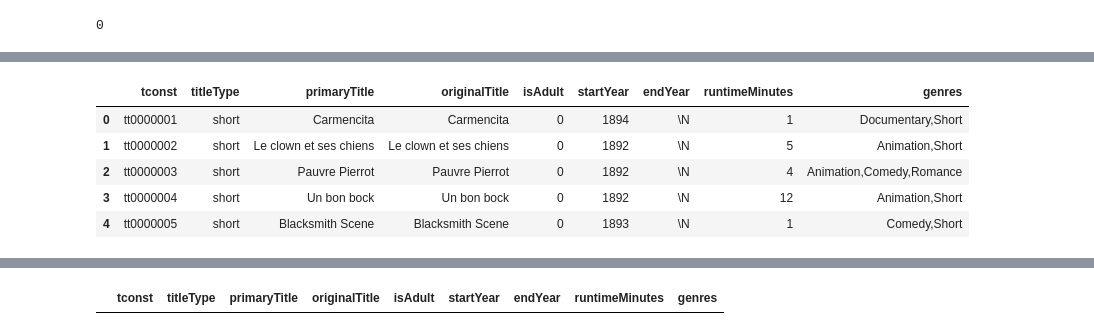
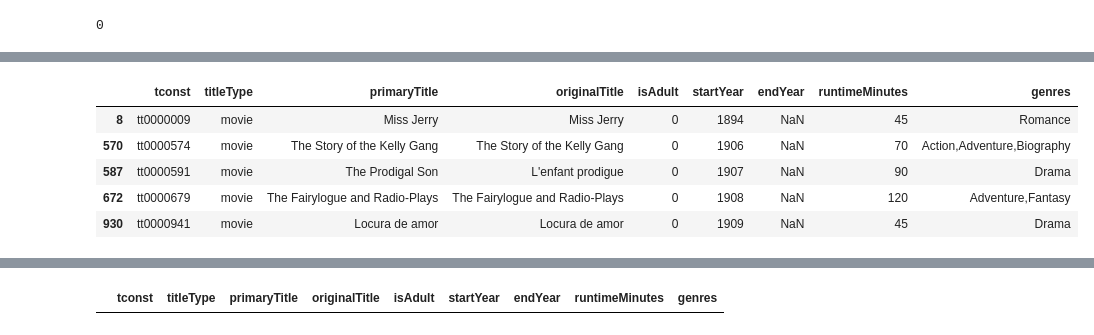
Before and after one commit to shellymduncan/Projec-3-TMDB, a Jupyter notebook: Project 3 - IMDB - Movie.ipynb, the cells around one changed output, grey strips where cells are left out. Saved outputs shown, nothing was run; the diff lists cells and outputs as text; code cells hidden in the pictures.

```diff
--- a/Project 3 - IMDB - Movie.ipynb
+++ b/Project 3 - IMDB - Movie.ipynb
@@ -86,12 +74,12 @@ basics_ml.head()
 # %%
 # keep only titleType==Movie
 is_movie = basics_ml['titleType'].str.contains('movie', case = False)
 basics_ml = basics_ml[is_movie]
-basics.head()
+basics_ml.head()
 # %% [output]
 |  | tconst | titleType | primaryTitle | originalTitle | isAdult | startYear | endYear | runtimeMinutes | genres |
-| 0 | tt0000001 | short | Carmencita | Carmencita | 0 | 1894 | \N | 1 | Documentary,Short |
-| 1 | tt0000002 | short | Le clown et ses chiens | Le clown et ses chiens | 0 | 1892 | \N | 5 | Animation,Short |
-| 2 | tt0000003 | short | Pauvre Pierrot | Pauvre Pierrot | 0 | 1892 | \N | 4 | Animation,Comedy,Romance |
-| 3 | tt0000004 | short | Un bon bock | Un bon bock | 0 | 1892 | \N | 12 | Animation,Short |
-| 4 | tt0000005 | short | Blacksmith Scene | Blacksmith Scene | 0 | 1893 | \N | 1 | Comedy,Short |
+| 8 | tt0000009 | movie | Miss Jerry | Miss Jerry | 0 | 1894 | NaN | 45 | Romance |
+| 570 | tt0000574 | movie | The Story of the Kelly Gang | The Story of the Kelly Gang | 0 | 1906 | NaN | 70 | Action,Adventure,Biography |
+| 587 | tt0000591 | movie | The Prodigal Son | L'enfant prodigue | 0 | 1907 | NaN | 90 | Drama |
+| 672 | tt0000679 | movie | The Fairylogue and Radio-Plays | The Fairylogue and Radio-Plays | 0 | 1908 | NaN | 120 | Adventure,Fantasy |
+| 930 | tt0000941 | movie | Locura de amor | Locura de amor | 0 | 1909 | NaN | 45 | Drama |
```
Also changed, not shown: parts of 11 cells of this notebook.
